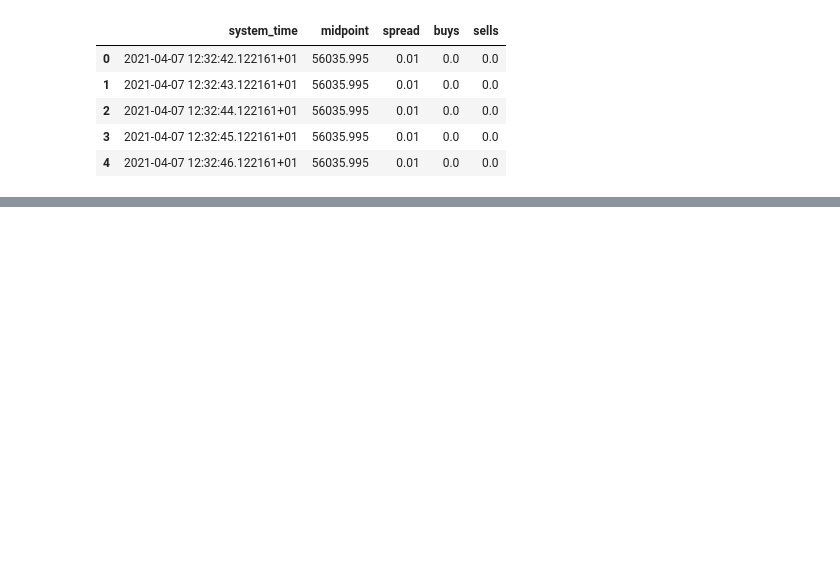
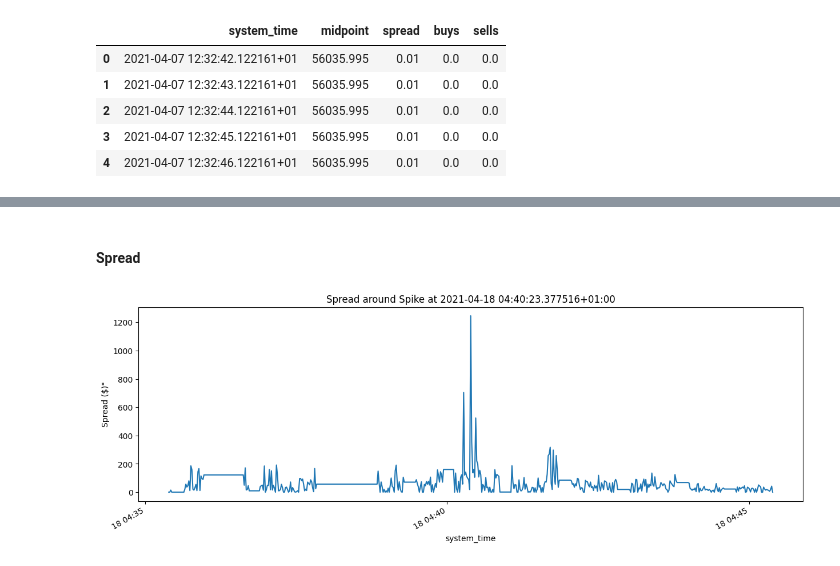
Before and after one commit to nicky5851/execution-simulator, a Jupyter notebook: notebooks/01_spread_analysis.ipynb, the cells around one changed output, grey strips where cells are left out. Drawn from its saved outputs; the diff is of its cells as text; code cells hidden in the pictures; blank space fills up the shorter version.

```diff
--- a/notebooks/01_spread_analysis.ipynb
+++ b/notebooks/01_spread_analysis.ipynb
@@ -12,0 +49,3 @@ df.head()
+# %%
+spike_time =df['spread'].idxmax()
+spike_time
@@ -12,0 +56,5 @@ df.head()
+# %%
+window = df.loc[spike_time - pd.Timedelta(minutes=5):
+                spike_time + pd.Timedelta(minutes=5)]
+
+window.head()
@@ -12,0 +69,10 @@ df.head()
+# %% [markdown]
+#### Spread
+# %%
+plt.figure(figsize=(15, 5))
+window['spread'].plot()
+plt.title(f'Spread around Spike at {spike_time}')
+plt.ylabel('Spread ($)"')
+plt.show()
+# %% [output]
+[figure, added]
```
Also changed, not shown: parts of 12 cells of this notebook, 1 other file.
